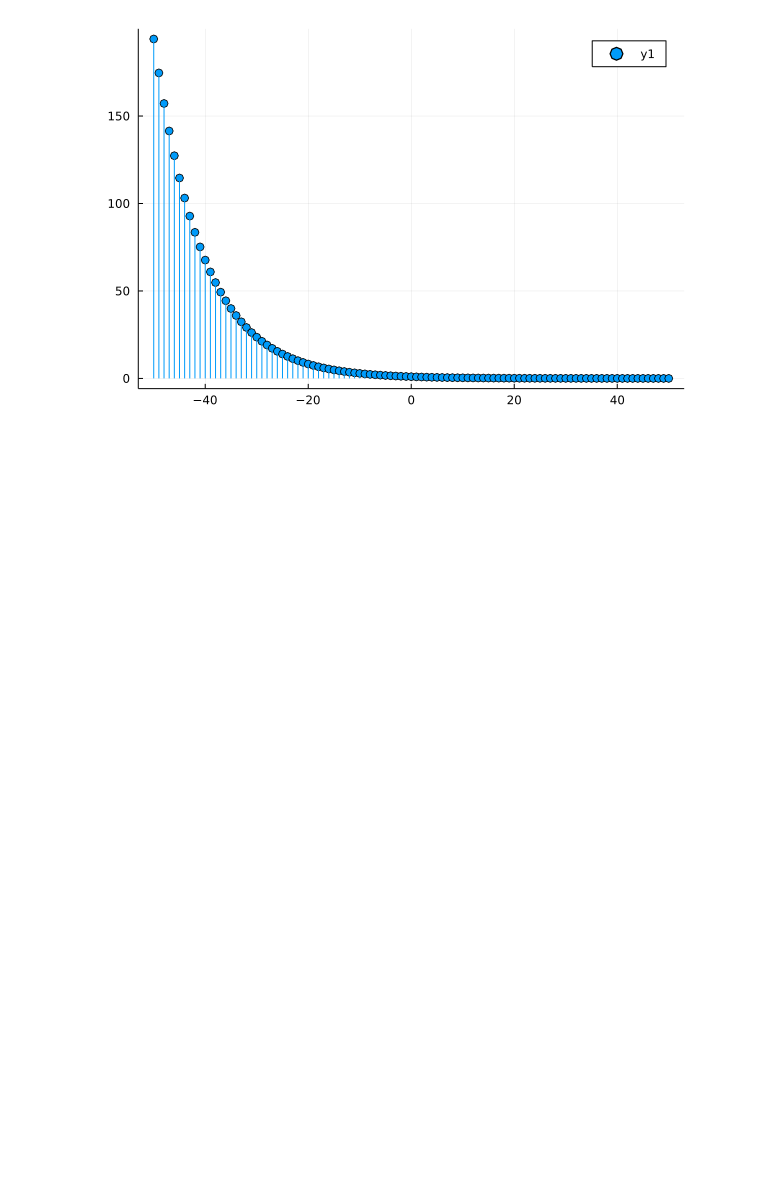
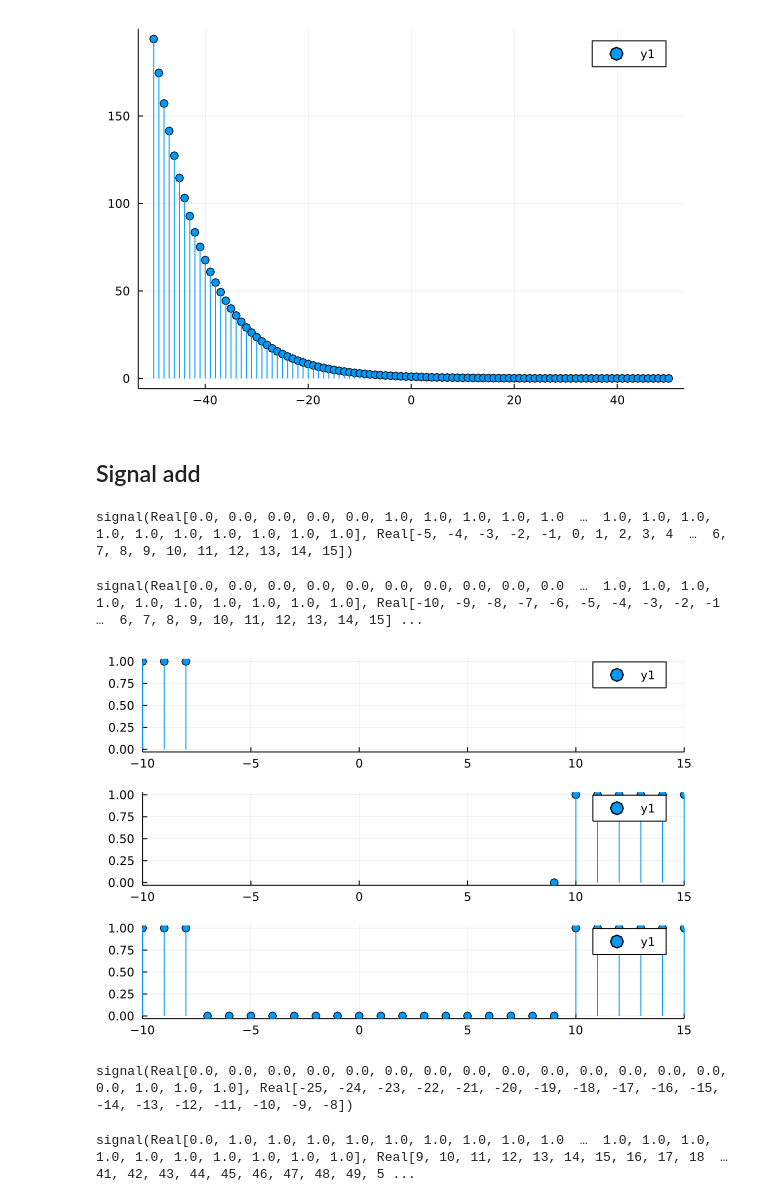
Before and after one commit to gjunqueira-sys/MySignalProcessing.jl, a Jupyter notebook: src/sketch.ipynb, the cells around one changed output. Drawn from its saved outputs; the diff is of its cells as text; code cells hidden in the pictures; blank space fills up the shorter version.

Commit message:
added and tested sigadd

```diff
--- a/src/sketch.ipynb
+++ b/src/sketch.ipynb
@@ -66,3 +66,31 @@ s = realexp(0.9, -50, 50);
 plot(s.n, s.A, line =:stem, marker=:o)
 # %% [output]
 [figure]
+# %% [markdown]
+## Signal add
+# %%
+s1 = impseq(-10, 10);
+s2 = stepseq(-5, 15);
+# %% [output]
+signal(Real[0.0, 0.0, 0.0, 0.0, 0.0, 1.0, 1.0, 1.0, 1.0, 1.0  …  1.0, 1.0, 1.0, 1.0, 1.0, 1.0, 1.0, 1.0, 1.0, 1.0], Real[-5, -4, -3, -2, -1, 0, 1, 2, 3, 4  …  6, 7, 8, 9, 10, 11, 12, 13, 14, 15])
+# %%
+sigadd(s1, s2)
+# %% [output]
+signal(Real[0.0, 0.0, 0.0, 0.0, 0.0, 0.0, 0.0, 0.0, 0.0, 0.0  …  1.0, 1.0, 1.0, 1.0, 1.0, 1.0, 1.0, 1.0, 1.0, 1.0], Real[-10, -9, -8, -7, -6, -5, -4, -3, -2, -1  …  6, 7, 8, 9, 10, 11, 12, 13, 14, 15] ...
+# %%
+p1 = plot(s1.n, s1.A, line =:stem, marker=:o)
+p2= plot(s2.n, s2.A, line =:stem, marker=:o)
+p3 = plot(sigadd(s1, s2).n, sigadd(s1, s2).A, line =:stem, marker=:o)
+plot(p1,p2,p3, layout=(3,1), xlims=(-10, 15))
+# %% [output]
+[figure, added]
+# %%
+s1 = stepseq(-15, 2);
+s1 = sigshift(s1, -10)
+# %% [output]
+signal(Real[0.0, 0.0, 0.0, 0.0, 0.0, 0.0, 0.0, 0.0, 0.0, 0.0, 0.0, 0.0, 0.0, 0.0, 0.0, 1.0, 1.0, 1.0], Real[-25, -24, -23, -22, -21, -20, -19, -18, -17, -16, -15, -14, -13, -12, -11, -10, -9, -8])
+# %%
+s2  = stepseq(-1, 40);
+s2 = sigshift(s2, 10)
+# %% [output]
+signal(Real[0.0, 1.0, 1.0, 1.0, 1.0, 1.0, 1.0, 1.0, 1.0, 1.0  …  1.0, 1.0, 1.0, 1.0, 1.0, 1.0, 1.0, 1.0, 1.0, 1.0], Real[9, 10, 11, 12, 13, 14, 15, 16, 17, 18  …  41, 42, 43, 44, 45, 46, 47, 48, 49, 5 ...
```
Also changed, not shown: parts of 1 cell of this notebook, 1 other file.
